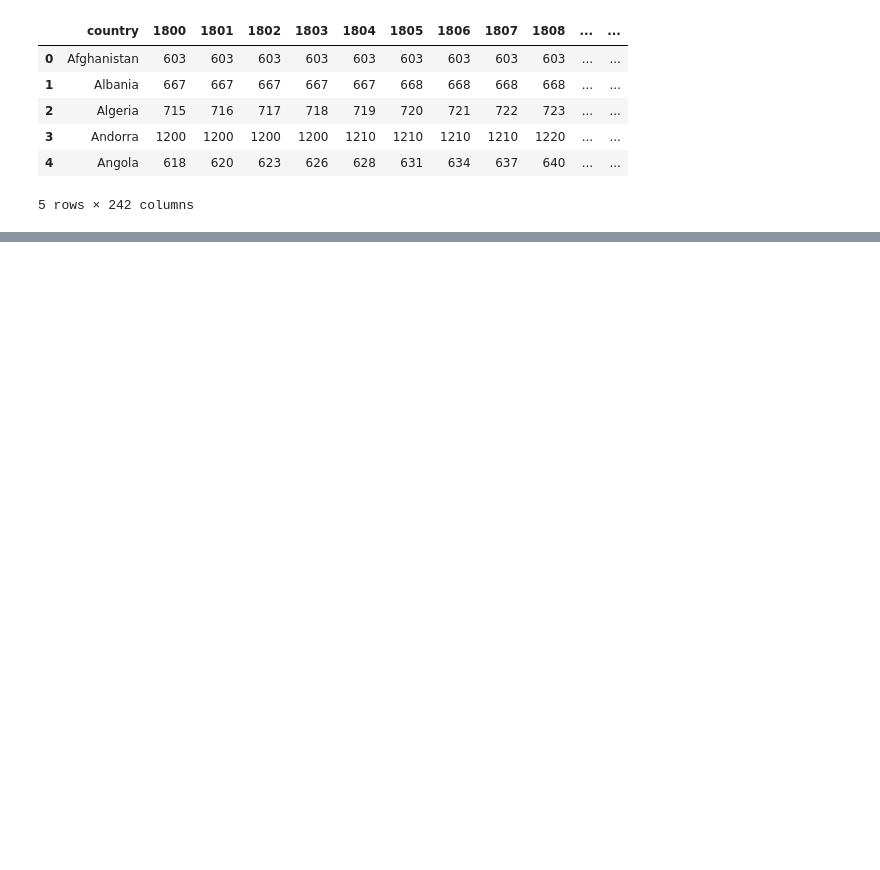
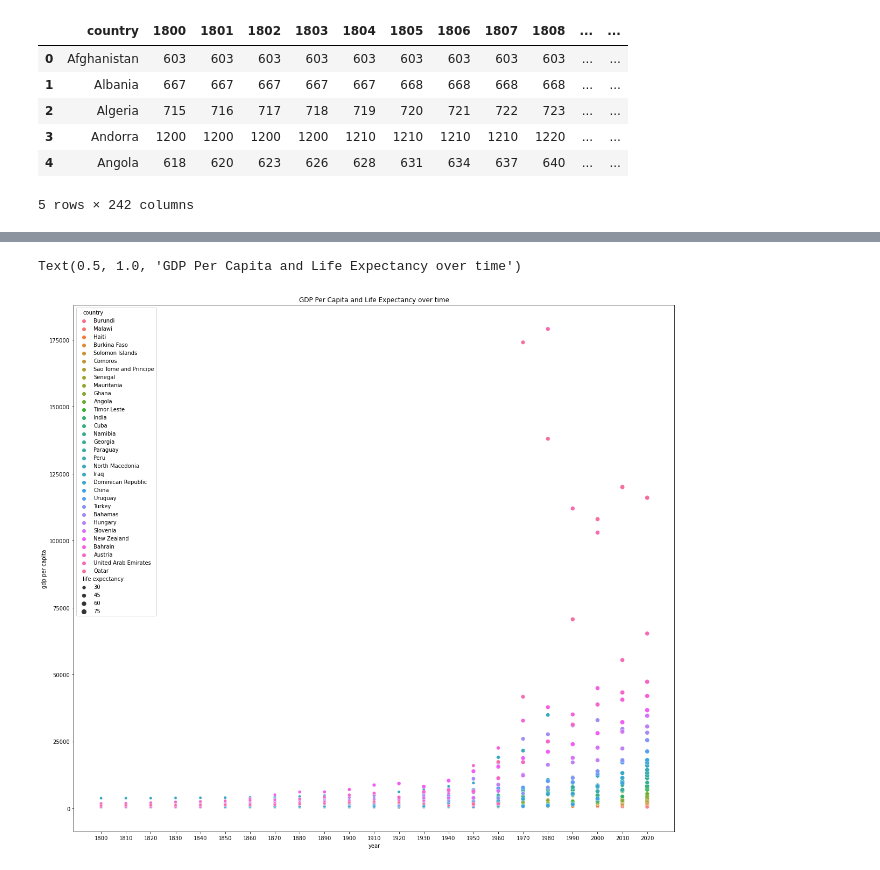
Before and after one commit to Yoshi3003/mads, a Jupyter notebook: siads521/assignment3/tiachunpun.ipynb, the cells around one changed output, grey strips where cells are left out. Cells and saved outputs as stored; diff of their text form; code cells hidden in the pictures; blank space fills up the shorter version.

```diff
--- a/siads521/assignment3/tiachunpun.ipynb
+++ b/siads521/assignment3/tiachunpun.ipynb
@@ -94,0 +170,5 @@ csv_income.head()
+# %%
+# filter the life-expectancy df to contain only the countries found in df
+life_df = life_df[life_df.index.isin(df.index)]
+life_df.sort_values(by=2020, ascending=True, inplace=True)
+life_df
@@ -94,0 +195,10 @@ csv_income.head()
+# %%
+# rest columns as string
+# Converts the data into something plottable. Here we have to convert the df above into something the library understands
+# in order to plot our bubble plot. From the columns of years, we need to transform the data into a single column containing
+# the year values and another column containing the gdp capita associated with that year. This mapping will be stored as two
+# columns that map to a country.
+df.columns = df.columns.astype(str)
+life_df.columns = life_df.columns.astype(str)
+df = pd.melt(df.reset_index(), id_vars='country', value_vars=df.columns.to_list(), var_name='year', value_name='gdp per capita')
+df
@@ -94,0 +219,3 @@ csv_income.head()
+# %%
+life_df = pd.melt(life_df.reset_index(), id_vars='country', value_vars=life_df.columns.to_list(), var_name='year', value_name='life expectancy')
+life_df
@@ -94,0 +236,4 @@ csv_income.head()
+# %%
+# Merge the two df together
+df = df.merge(life_df, how='inner')
+df
@@ -94,0 +258,10 @@ csv_income.head()
+# %%
+plt.figure(figsize=(20,18))
+sns.scatterplot(x="year",
+                y="gdp per capita",
+                size="life expectancy",
+                data=df,
+                hue='country').set_title('GDP Per Capita and Life Expectancy over time')
+# %% [output]
+Text(0.5, 1.0, 'GDP Per Capita and Life Expectancy over time')
+[figure, added]
```
Also changed, not shown: parts of 18 cells of this notebook, 4 other files.
